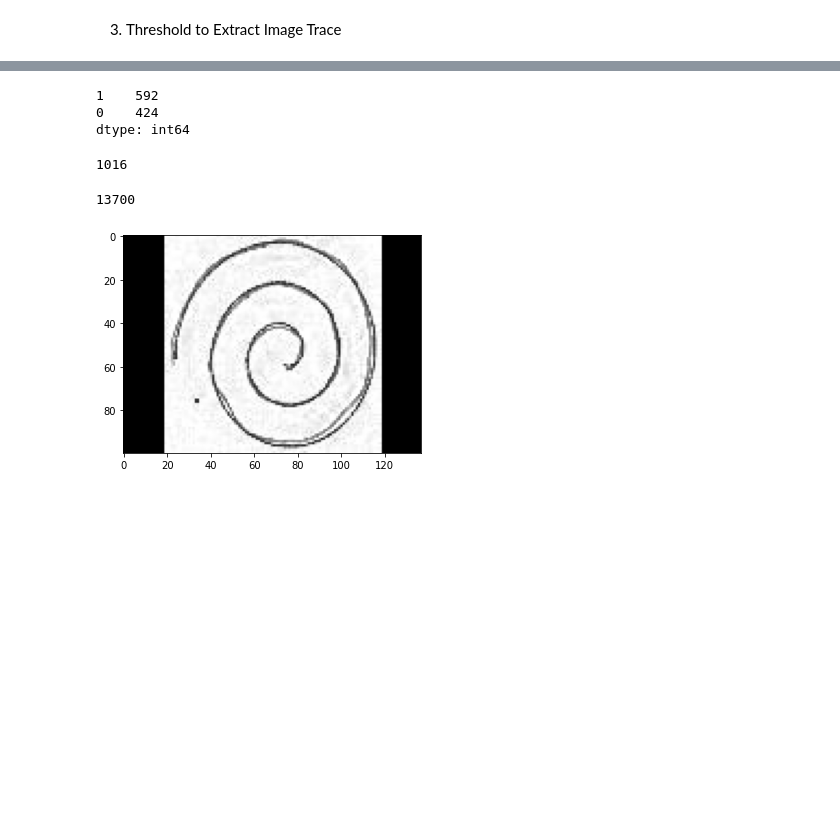
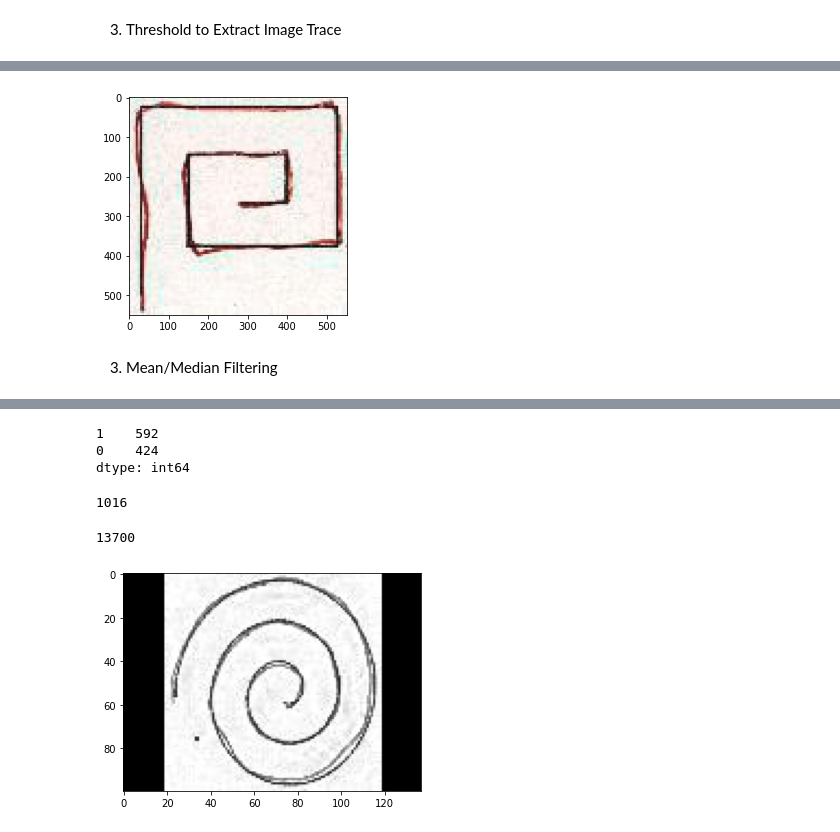
Before and after one commit to PDNow-Research/PDNow, a Jupyter notebook: HandPD/NeuralNets/CNN_Tensorflow.ipynb, the cells around one changed output, grey strips where cells are left out. Cells and saved outputs as stored; diff of their text form; code cells hidden in the pictures; blank space fills up the shorter version.

```diff
--- a/HandPD/NeuralNets/CNN_Tensorflow.ipynb
+++ b/HandPD/NeuralNets/CNN_Tensorflow.ipynb
@@ -127,0 +169,8 @@ plt.show()
+# %%
+im = Image.fromarray(htblur_im)
+plt.imshow(im)
+plt.show()
+# %% [output]
+[figure, added]
+# %% [markdown]
+3. Mean/Median Filtering
```
Also changed, not shown: parts of 46 cells of this notebook.
